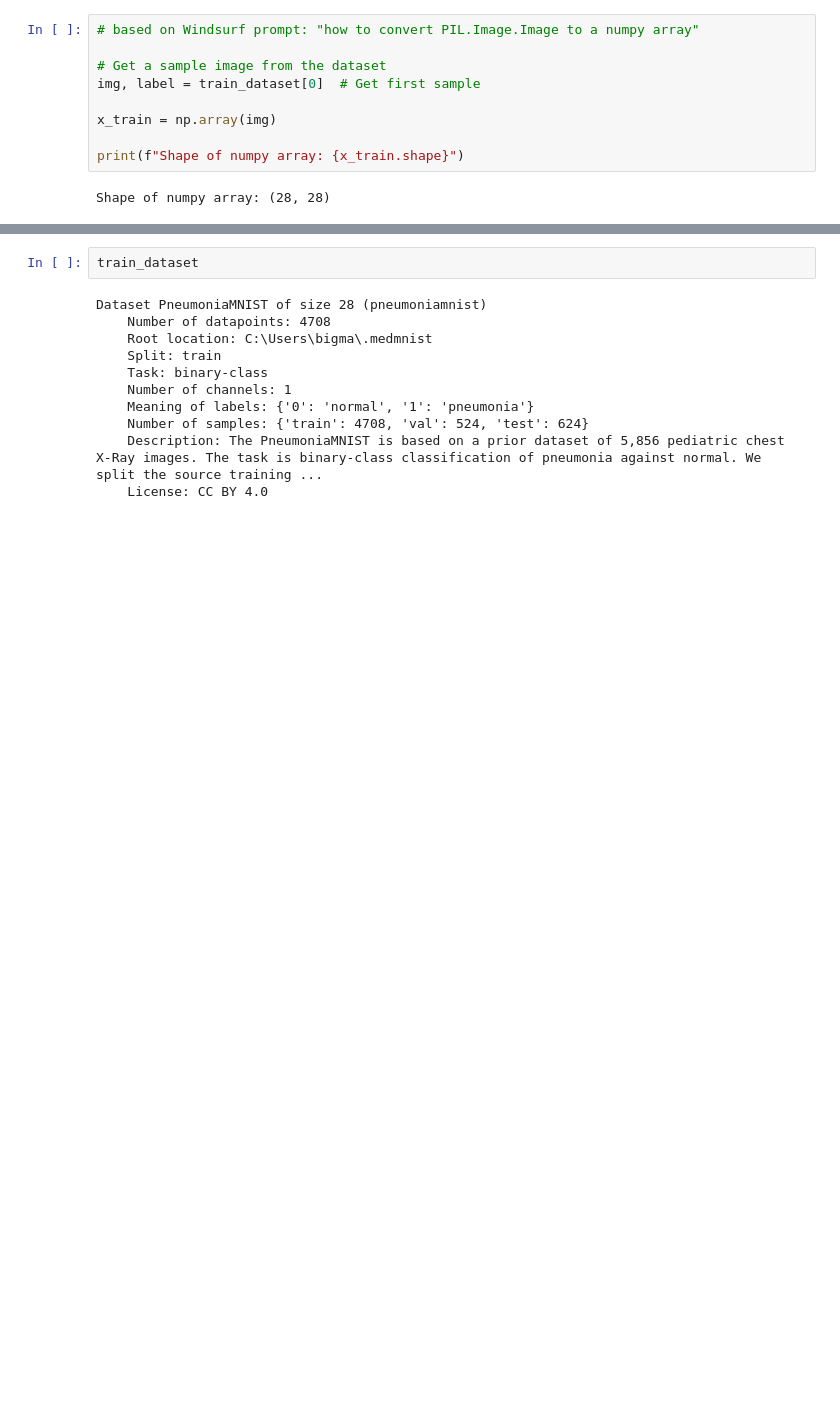
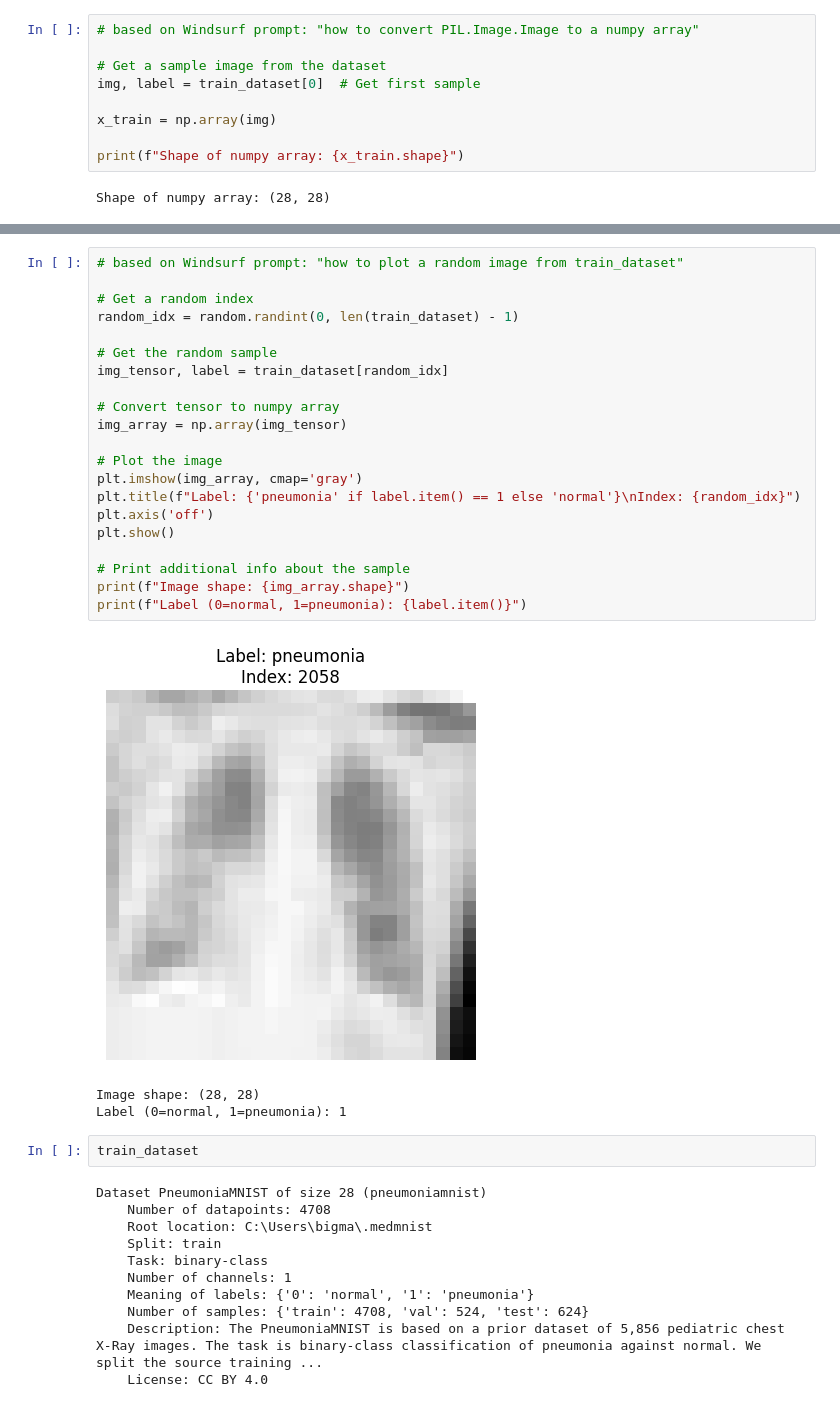
Before and after one commit to nelsonk23/Pneumonia-Detection, a Jupyter notebook: pneumonia-mnist.ipynb, the cells around one changed output, grey strips where cells are left out. Drawn from its saved outputs; the diff is of its cells as text; blank space fills up the shorter version.

```diff
--- a/pneumonia-mnist.ipynb
+++ b/pneumonia-mnist.ipynb
@@ -50,3 +74,28 @@ Shape of numpy array: (28, 28)
+# %%
+# based on Windsurf prompt: "how to plot a random image from train_dataset"
+
+# Get a random index
+random_idx = random.randint(0, len(train_dataset) - 1)
+
+# Get the random sample
+img_tensor, label = train_dataset[random_idx]
+
+# Convert tensor to numpy array
+img_array = np.array(img_tensor)
+
+# Plot the image
+plt.imshow(img_array, cmap='gray')
+plt.title(f"Label: {'pneumonia' if label.item() == 1 else 'normal'}\nIndex: {random_idx}")
+plt.axis('off')
+plt.show()
+
+# Print additional info about the sample
+print(f"Image shape: {img_array.shape}")
+print(f"Label (0=normal, 1=pneumonia): {label.item()}")
+# %% [output]
+[figure, added]
+Image shape: (28, 28)
+Label (0=normal, 1=pneumonia): 1
 # %%
 train_dataset
 # %% [output]
```
Also changed, not shown: parts of 2 cells of this notebook.
